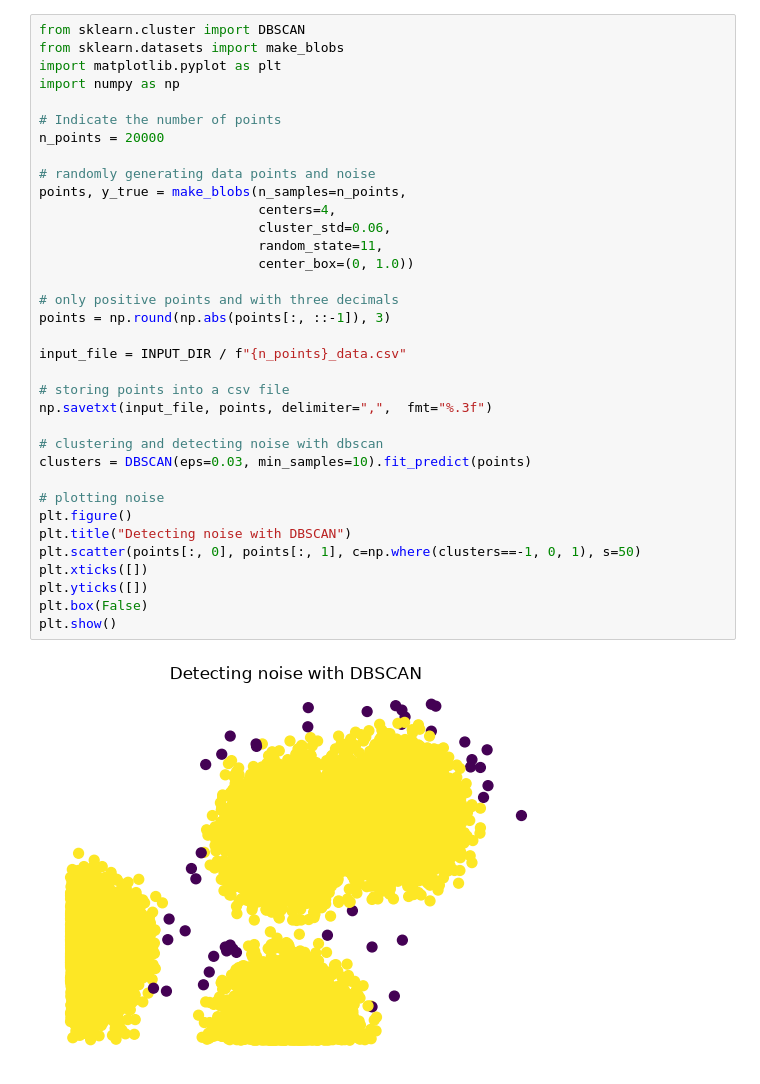
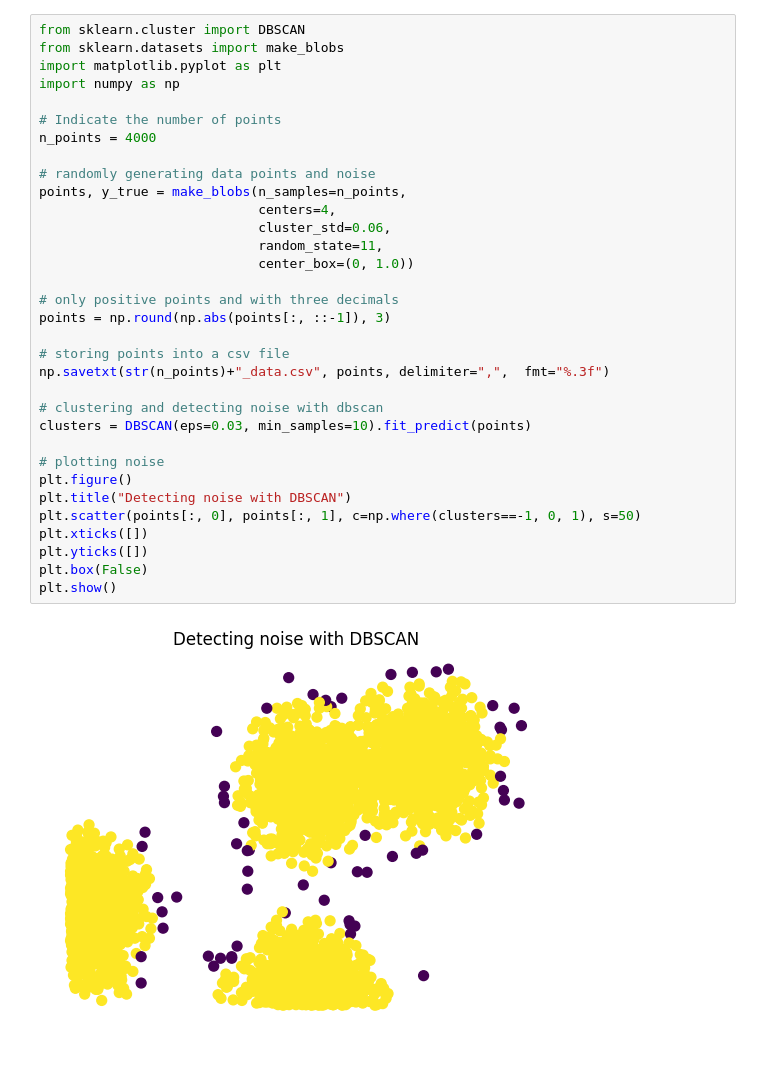
Before and after one commit to vpinedab/dbscan-omp, a Jupyter notebook: notebook/DBSCAN_noise_original.ipynb, the cells around one changed output. Saved outputs shown, nothing was run; the diff lists cells and outputs as text.

```diff
--- a/notebook/DBSCAN_noise.ipynb
+++ b/notebook/DBSCAN_noise_original.ipynb
@@ -22,36 +3,34 @@ from sklearn.cluster import DBSCAN
 from sklearn.datasets import make_blobs
 import matplotlib.pyplot as plt
 import numpy as np
 
 # Indicate the number of points
-n_points = 20000
+n_points = 4000
 
 # randomly generating data points and noise
 points, y_true = make_blobs(n_samples=n_points,
                             centers=4,
                             cluster_std=0.06,
                             random_state=11,
                             center_box=(0, 1.0))
 
 # only positive points and with three decimals
 points = np.round(np.abs(points[:, ::-1]), 3)
 
-input_file = INPUT_DIR / f"{n_points}_data.csv"
-
 # storing points into a csv file
-np.savetxt(input_file, points, delimiter=",",  fmt="%.3f")
+np.savetxt(str(n_points)+"_data.csv", points, delimiter=",",  fmt="%.3f")
 
 # clustering and detecting noise with dbscan
 clusters = DBSCAN(eps=0.03, min_samples=10).fit_predict(points)
 
 # plotting noise
 plt.figure()
 plt.title("Detecting noise with DBSCAN")
 plt.scatter(points[:, 0], points[:, 1], c=np.where(clusters==-1, 0, 1), s=50)
 plt.xticks([])
 plt.yticks([])
 plt.box(False)
 plt.show()
 # %% [output]
-[figure, old version]
+[figure, new version]
 # %%
```
Also changed, not shown: parts of 2 cells of this notebook, 4 other files.
